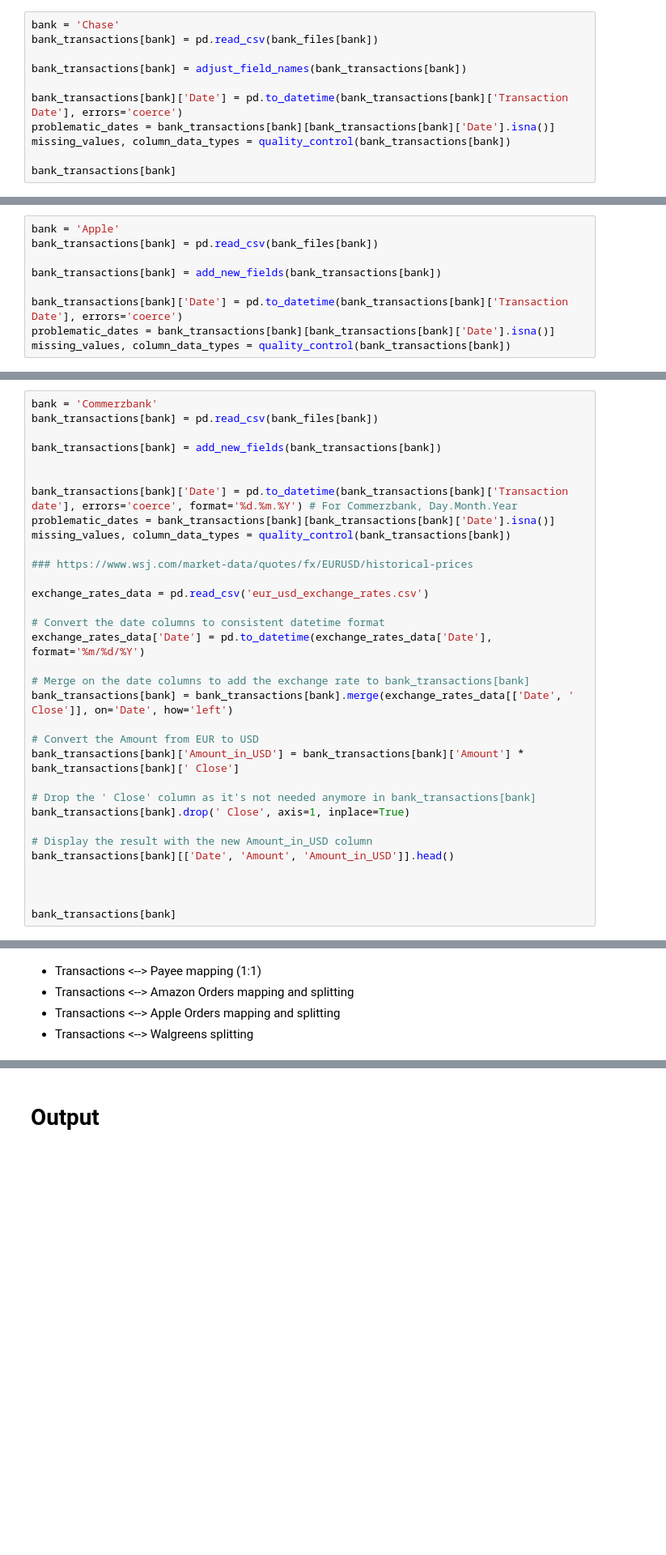
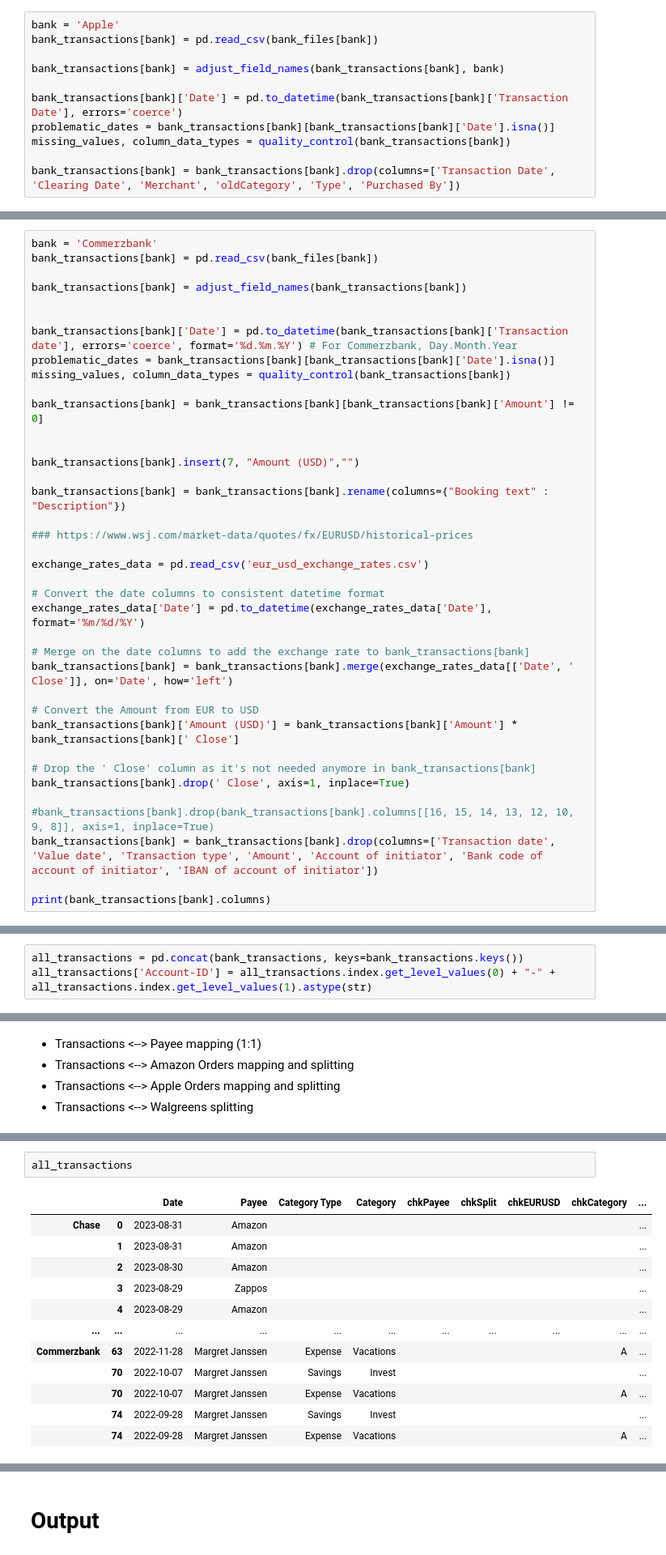
Before and after one commit to axjasf/Personal-Finance-Categorizer, a Jupyter notebook: budget.ipynb, the cells around one changed output, grey strips where cells are left out. Shown at 81% size. Saved outputs shown, nothing was run; the diff lists cells and outputs as text; blank space fills up the shorter version.

```diff
--- a/budget.ipynb
+++ b/budget.ipynb
@@ -87,11 +124,11 @@ def adjust_field_names(df, bank=""):
 # %%
-bank = 'Chase'
+bank = 'Apple'
 bank_transactions[bank] = pd.read_csv(bank_files[bank])
 
-bank_transactions[bank] = adjust_field_names(bank_transactions[bank])
+bank_transactions[bank] = adjust_field_names(bank_transactions[bank], bank)
 
 bank_transactions[bank]['Date'] = pd.to_datetime(bank_transactions[bank]['Transaction Date'], errors='coerce')
 problematic_dates = bank_transactions[bank][bank_transactions[bank]['Date'].isna()]
 missing_values, column_data_types = quality_control(bank_transactions[bank])
 
-bank_transactions[bank]
+bank_transactions[bank] = bank_transactions[bank].drop(columns=['Transaction Date', 'Clearing Date', 'Merchant', 'oldCategory', 'Type', 'Purchased By'])
@@ -100,9 +134,0 @@ ValueError: ignored
-# %%
-bank = 'Apple'
-bank_transactions[bank] = pd.read_csv(bank_files[bank])
-
-bank_transactions[bank] = add_new_fields(bank_transactions[bank])
-
-bank_transactions[bank]['Date'] = pd.to_datetime(bank_transactions[bank]['Transaction Date'], errors='coerce')
-problematic_dates = bank_transactions[bank][bank_transactions[bank]['Date'].isna()]
-missing_values, column_data_types = quality_control(bank_transactions[bank])
@@ -110,12 +138,19 @@ missing_values, column_data_types = quality_control(bank_transactions[bank])
 bank = 'Commerzbank'
 bank_transactions[bank] = pd.read_csv(bank_files[bank])
 
-bank_transactions[bank] = add_new_fields(bank_transactions[bank])
+bank_transactions[bank] = adjust_field_names(bank_transactions[bank])
 
 
 bank_transactions[bank]['Date'] = pd.to_datetime(bank_transactions[bank]['Transaction date'], errors='coerce', format='%d.%m.%Y') # For Commerzbank, Day.Month.Year
 problematic_dates = bank_transactions[bank][bank_transactions[bank]['Date'].isna()]
 missing_values, column_data_types = quality_control(bank_transactions[bank])
+
+bank_transactions[bank] = bank_transactions[bank][bank_transactions[bank]['Amount'] != 0]
+
+
+bank_transactions[bank].insert(7, "Amount (USD)","")
+
+bank_transactions[bank] = bank_transactions[bank].rename(columns={"Booking text" : "Description"})
 
 ### https://www.wsj.com/market-data/quotes/fx/EURUSD/historical-prices
 
@@ -128,14 +163,12 @@ exchange_rates_data['Date'] = pd.to_datetime(exchange_rates_data['Date'], format
 bank_transactions[bank] = bank_transactions[bank].merge(exchange_rates_data[['Date', ' Close']], on='Date', how='left')
 
 # Convert the Amount from EUR to USD
-bank_transactions[bank]['Amount_in_USD'] = bank_transactions[bank]['Amount'] * bank_transactions[bank][' Close']
+bank_transactions[bank]['Amount (USD)'] = bank_transactions[bank]['Amount'] * bank_transactions[bank][' Close']
 
 # Drop the ' Close' column as it's not needed anymore in bank_transactions[bank]
 bank_transactions[bank].drop(' Close', axis=1, inplace=True)
 
-# Display the result with the new Amount_in_USD column
-bank_transactions[bank][['Date', 'Amount', 'Amount_in_USD']].head()
+#bank_transactions[bank].drop(bank_transactions[bank].columns[[16, 15, 14, 13, 12, 10, 9, 8]], axis=1, inplace=True)
+bank_transactions[bank] = bank_transactions[bank].drop(columns=['Transaction date', 'Value date', 'Transaction type', 'Amount', 'Account of initiator', 'Bank code of account of initiator', 'IBAN of account of initiator'])
 
-
-
-bank_transactions[bank]
+print(bank_transactions[bank].columns)
@@ -142,3 +180,6 @@ bank_transactions[bank]
+# %%
+all_transactions = pd.concat(bank_transactions, keys=bank_transactions.keys())
+all_transactions['Account-ID'] = all_transactions.index.get_level_values(0) + "-" + all_transactions.index.get_level_values(1).astype(str)
 # %% [markdown]
 # Harmonization
 # %% [markdown]
@@ -226,0 +332,15 @@ candidates_df.to_csv("candidates.csv", index=False)
+# %%
+all_transactions
+# %% [output]
+|  |  | Date | Payee | Category Type | Category | chkPayee | chkSplit | chkEURUSD | chkCategory | ... |
+| Chase | 0 | 2023-08-31 | Amazon |  |  |  |  |  |  | ... |
+|  | 1 | 2023-08-31 | Amazon |  |  |  |  |  |  | ... |
+|  | 2 | 2023-08-30 | Amazon |  |  |  |  |  |  | ... |
+|  | 3 | 2023-08-29 | Zappos |  |  |  |  |  |  | ... |
+|  | 4 | 2023-08-29 | Amazon |  |  |  |  |  |  | ... |
+| ... | ... | ... | ... | ... | ... | ... | ... | ... | ... | ... |
+| Commerzbank | 63 | 2022-11-28 | Margret Janssen | Expense | Vacations |  |  |  | A | ... |
+|  | 70 | 2022-10-07 | Margret Janssen | Savings | Invest |  |  |  |  | ... |
+|  | 70 | 2022-10-07 | Margret Janssen | Expense | Vacations |  |  |  | A | ... |
+|  | 74 | 2022-09-28 | Margret Janssen | Savings | Invest |  |  |  |  | ... |
+|  | 74 | 2022-09-28 | Margret Janssen | Expense | Vacations |  |  |  | A | ... |
```
Also changed, not shown: parts of 12 cells of this notebook.
